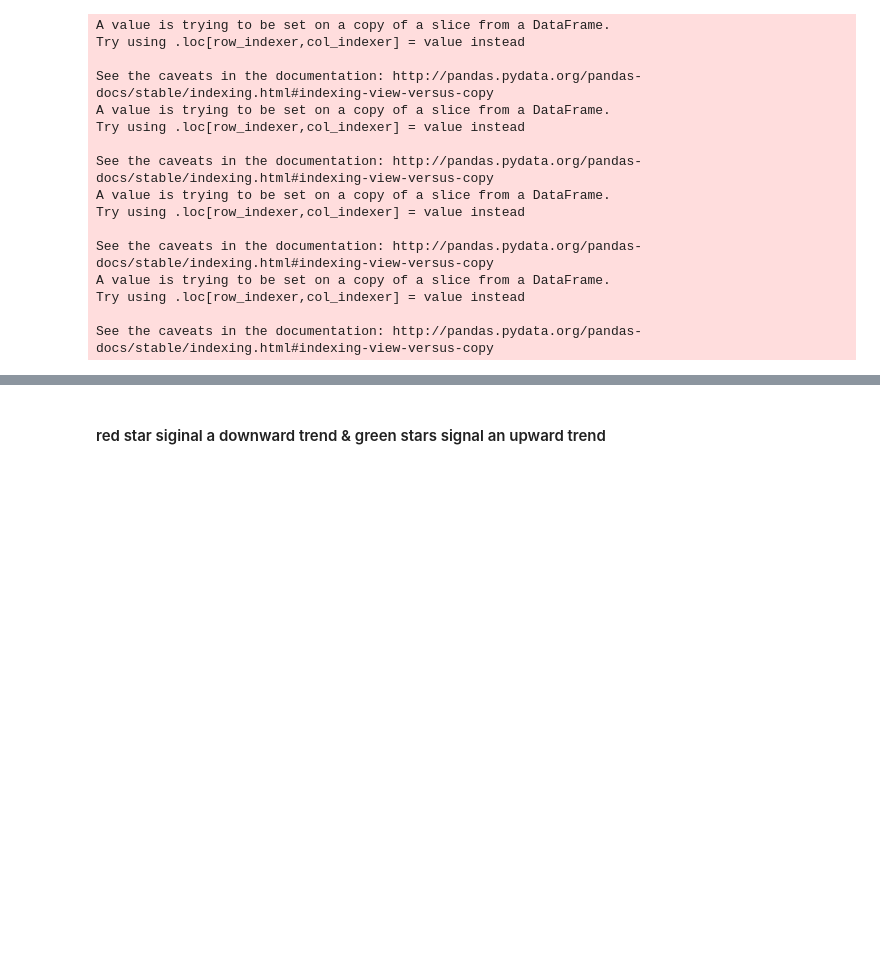
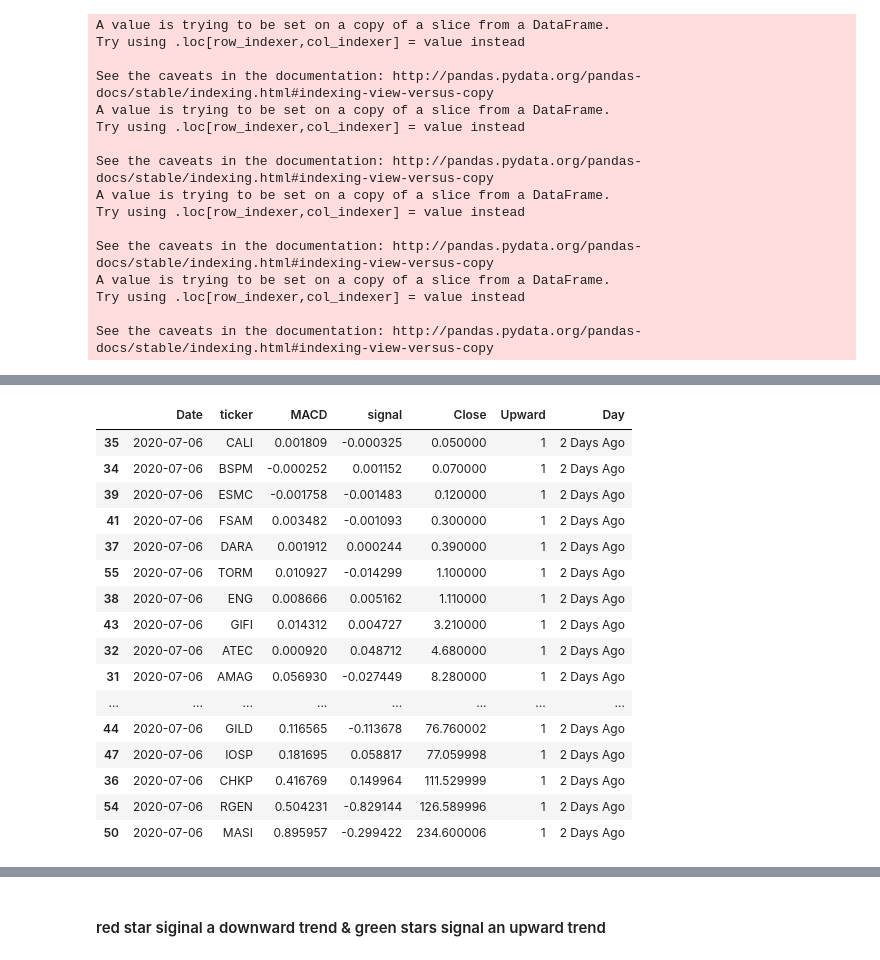
Before and after one commit to Mtaylert/Stock_Evaluation, a Jupyter notebook: StockEvaluations.ipynb, the cells around one changed output, grey strips where cells are left out. Saved outputs shown, nothing was run; the diff lists cells and outputs as text; code cells hidden in the pictures; blank space fills up the shorter version.

```diff
--- a/StockEvaluations.ipynb
+++ b/StockEvaluations.ipynb
@@ -357,3 +358,23 @@ TopShifts_up[TopShifts_up['Day']=='1 Days Ago'].sort_values('Close')
+# %%
+TopShifts_up[TopShifts_up['Day']=='2 Days Ago'].sort_values('Close')
+# %% [output]
+|  | Date | ticker | MACD | signal | Close | Upward | Day |
+| 35 | 2020-07-06 | CALI | 0.001809 | -0.000325 | 0.050000 | 1 | 2 Days Ago |
+| 34 | 2020-07-06 | BSPM | -0.000252 | 0.001152 | 0.070000 | 1 | 2 Days Ago |
+| 39 | 2020-07-06 | ESMC | -0.001758 | -0.001483 | 0.120000 | 1 | 2 Days Ago |
+| 41 | 2020-07-06 | FSAM | 0.003482 | -0.001093 | 0.300000 | 1 | 2 Days Ago |
+| 37 | 2020-07-06 | DARA | 0.001912 | 0.000244 | 0.390000 | 1 | 2 Days Ago |
+| 55 | 2020-07-06 | TORM | 0.010927 | -0.014299 | 1.100000 | 1 | 2 Days Ago |
+| 38 | 2020-07-06 | ENG | 0.008666 | 0.005162 | 1.110000 | 1 | 2 Days Ago |
+| 43 | 2020-07-06 | GIFI | 0.014312 | 0.004727 | 3.210000 | 1 | 2 Days Ago |
+| 32 | 2020-07-06 | ATEC | 0.000920 | 0.048712 | 4.680000 | 1 | 2 Days Ago |
+| 31 | 2020-07-06 | AMAG | 0.056930 | -0.027449 | 8.280000 | 1 | 2 Days Ago |
+| ... | ... | ... | ... | ... | ... | ... | ... |
+| 44 | 2020-07-06 | GILD | 0.116565 | -0.113678 | 76.760002 | 1 | 2 Days Ago |
+| 47 | 2020-07-06 | IOSP | 0.181695 | 0.058817 | 77.059998 | 1 | 2 Days Ago |
+| 36 | 2020-07-06 | CHKP | 0.416769 | 0.149964 | 111.529999 | 1 | 2 Days Ago |
+| 54 | 2020-07-06 | RGEN | 0.504231 | -0.829144 | 126.589996 | 1 | 2 Days Ago |
+| 50 | 2020-07-06 | MASI | 0.895957 | -0.299422 | 234.600006 | 1 | 2 Days Ago |
 # %%
 TopShifts_down.to_csv('/Users/sheenmccullough/Documents/StockEval/data/downward_trend_{}_.csv'.format(now),index=False)
 TopShifts_up.to_csv('/Users/sheenmccullough/Documents/StockEval/data/upward_trend_{}_.csv'.format(now),index=False)
```
Also changed, not shown: parts of 4 cells of this notebook, 2 other files.
